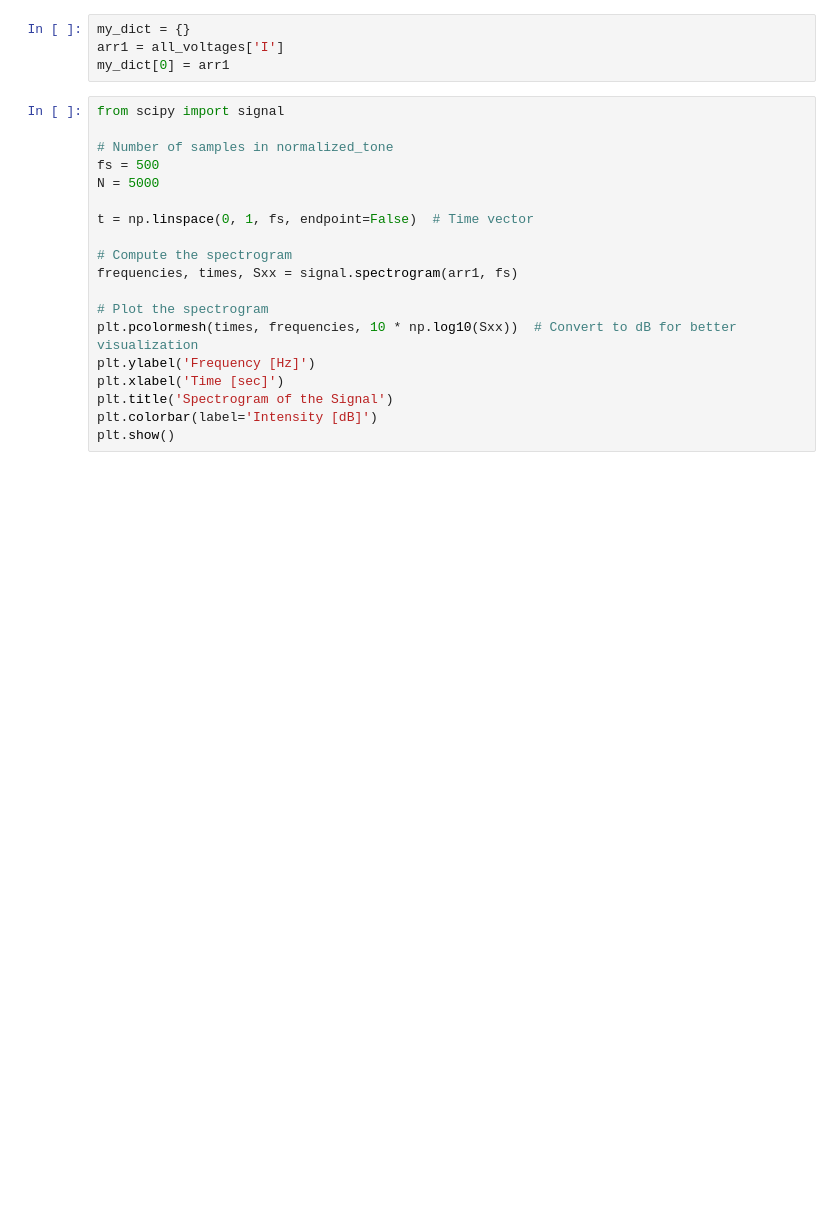
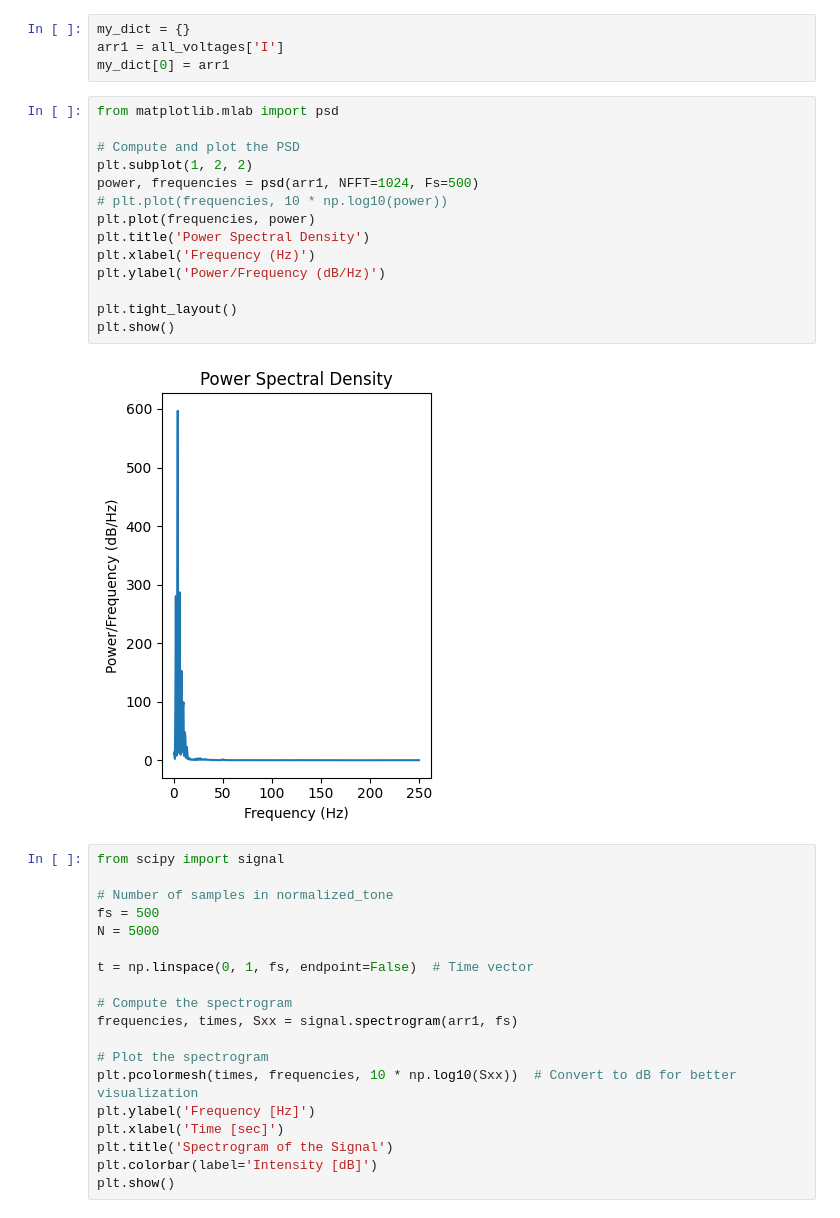
Before and after one commit to Eiad21/ecg_hospitalization, a Jupyter notebook: notebooks/eiad_ecg_cleaning.ipynb, the cells around one changed output. Drawn from its saved outputs; the diff is of its cells as text; blank space fills up the shorter version.

```diff
--- a/notebooks/eiad_ecg_cleaning.ipynb
+++ b/notebooks/eiad_ecg_cleaning.ipynb
@@ -110,6 +110,22 @@ plt.show()
 my_dict = {}
 arr1 = all_voltages['I']
 my_dict[0] = arr1
+# %%
+from matplotlib.mlab import psd
+
+# Compute and plot the PSD
+plt.subplot(1, 2, 2)
+power, frequencies = psd(arr1, NFFT=1024, Fs=500)
+# plt.plot(frequencies, 10 * np.log10(power))
+plt.plot(frequencies, power)
+plt.title('Power Spectral Density')
+plt.xlabel('Frequency (Hz)')
+plt.ylabel('Power/Frequency (dB/Hz)')
+
+plt.tight_layout()
+plt.show()
+# %% [output]
+[figure, added]
 # %%
 from scipy import signal
 
```
Also changed, not shown: 2 other files.
